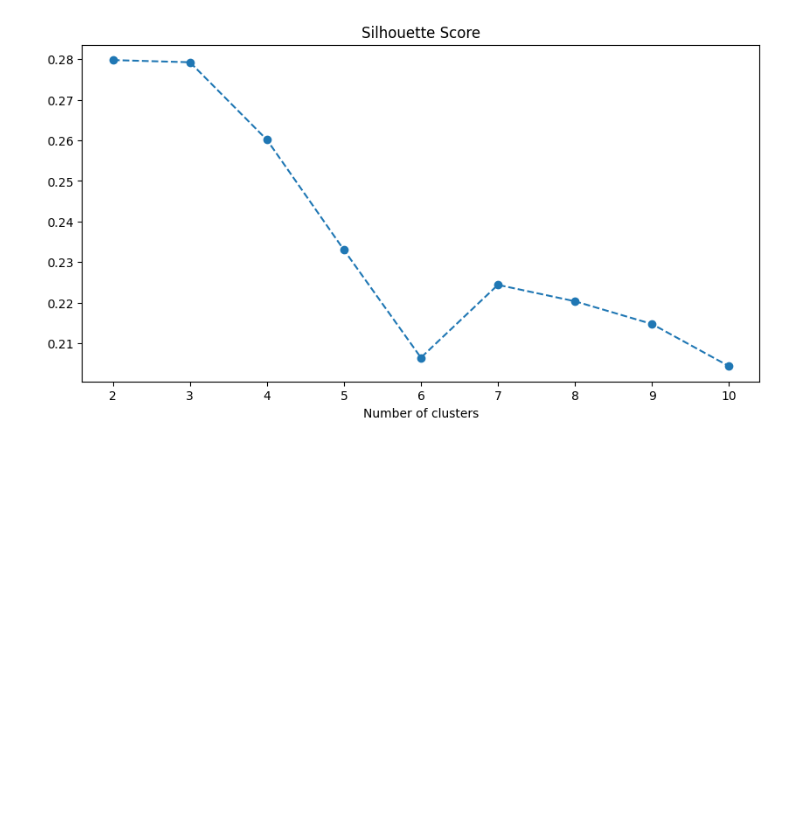
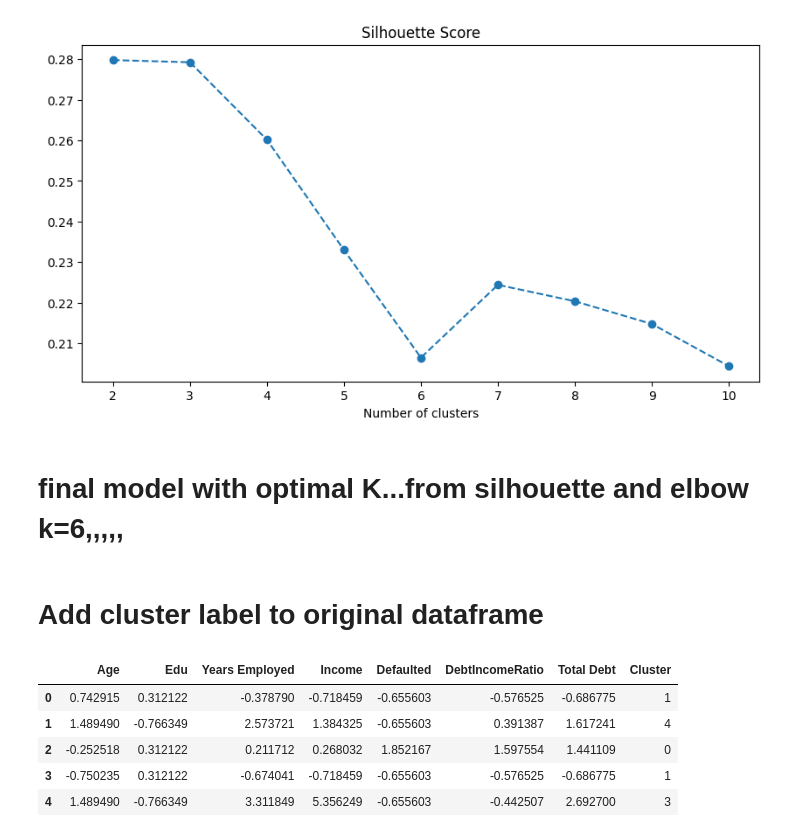
Before and after one commit to minhaz1172/Machine-Learning, a Jupyter notebook: K_means(Customer_Segmentation).ipynb, the cells around one changed output. Saved outputs shown, nothing was run; the diff lists cells and outputs as text; code cells hidden in the pictures; blank space fills up the shorter version.

```diff
--- a/K_means(Customer_Segmentation).ipynb
+++ b/K_means(Customer_Segmentation).ipynb
@@ -184,3 +184,20 @@ plt.xlabel('Number of clusters')
 # %% [output]
 Text(0.5, 0, 'Number of clusters')
 [figure]
+# %% [markdown]
+# final model with optimal K...from silhouette and elbow k=6,,,,,
+# %%
+optima_k=-6
+kmeans=KMeans(n_clusters=optima_k,random_state=42)
+cluster_labels=kmeans.fit_predict(df)
+# %% [markdown]
+# Add cluster label to original dataframe
+# %%
+df['Cluster'] = cluster_labels
+# %% [output]
+|  | Age | Edu | Years Employed | Income | Defaulted | DebtIncomeRatio | Total Debt | Cluster |
+| 0 | 0.742915 | 0.312122 | -0.378790 | -0.718459 | -0.655603 | -0.576525 | -0.686775 | 1 |
+| 1 | 1.489490 | -0.766349 | 2.573721 | 1.384325 | -0.655603 | 0.391387 | 1.617241 | 4 |
+| 2 | -0.252518 | 0.312122 | 0.211712 | 0.268032 | 1.852167 | 1.597554 | 1.441109 | 0 |
+| 3 | -0.750235 | 0.312122 | -0.674041 | -0.718459 | -0.655603 | -0.576525 | -0.686775 | 1 |
+| 4 | 1.489490 | -0.766349 | 3.311849 | 5.356249 | -0.655603 | -0.442507 | 2.692700 | 3 |
```
Also changed, not shown: parts of 2 cells of this notebook.
